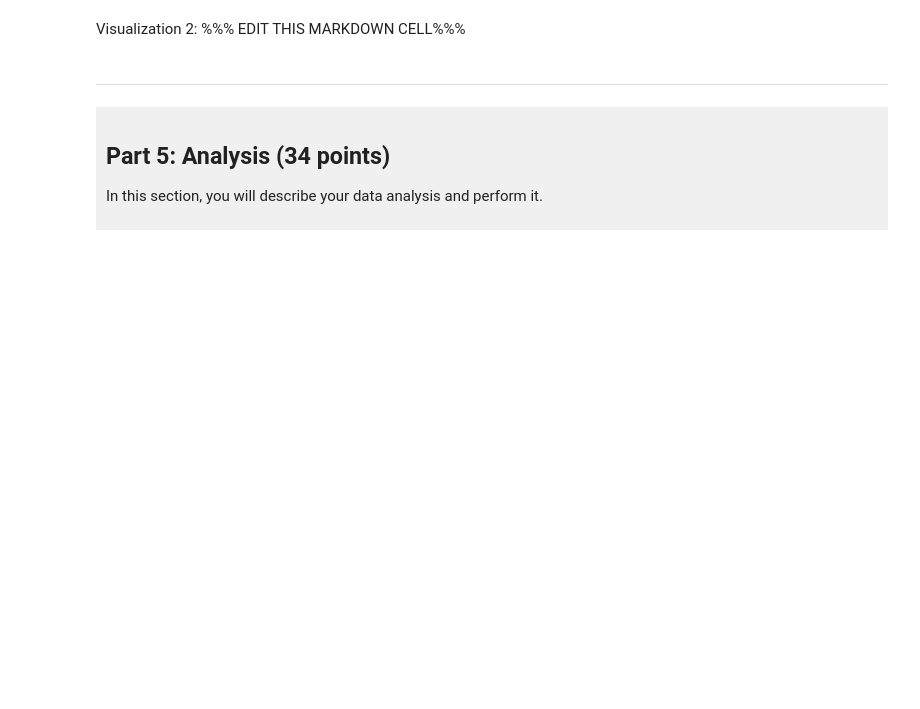
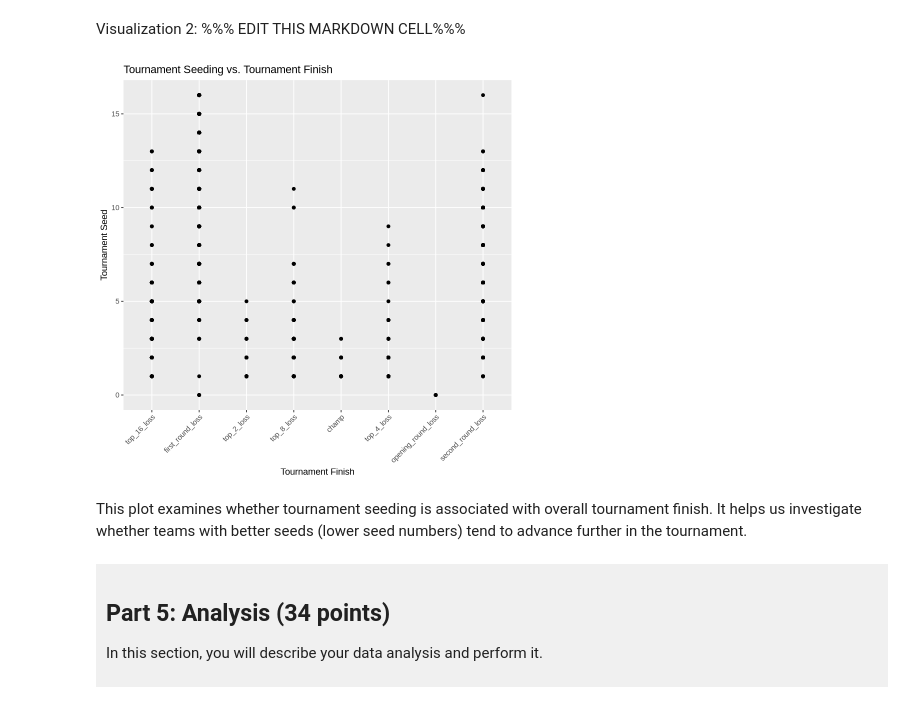
Before and after one commit to anjali012207/dsci-100-project-anjali, a Jupyter notebook: dsci-100-project-notebook.ipynb, the cells around one changed output. Saved outputs shown, nothing was run; the diff lists cells and outputs as text; code cells hidden in the pictures; blank space fills up the shorter version.

```diff
--- a/dsci-100-project-notebook.ipynb
+++ b/dsci-100-project-notebook.ipynb
@@ -314,9 +441,16 @@ Visualization 1: %%% EDIT THIS MARKDOWN CELL%%%
 # %% [markdown]
 Visualization 2: %%% EDIT THIS MARKDOWN CELL%%%
 # %%
-### EDIT THIS CODE CELL FOR VISUALIZATION 2###
+ggplot(tidy_data2, aes(x = tourney_finish, y = seed)) +
+  geom_point() +
+  xlab("Tournament Finish") +
+  ylab("Tournament Seed") +
+  ggtitle("Tournament Seeding vs. Tournament Finish")+
+theme(axis.text.x = element_text(angle = 45, hjust = 1))
+# %% [output]
+[figure, added]
 # %% [markdown]
-------
+This plot examines whether tournament seeding is associated with overall tournament finish. It helps us investigate whether teams with better seeds (lower seed numbers) tend to advance further in the tournament.
 # %% [markdown]
 <div style="background-color: #f0f0f0; padding: 10px;">
 
```
Also changed, not shown: parts of 10 cells of this notebook.
